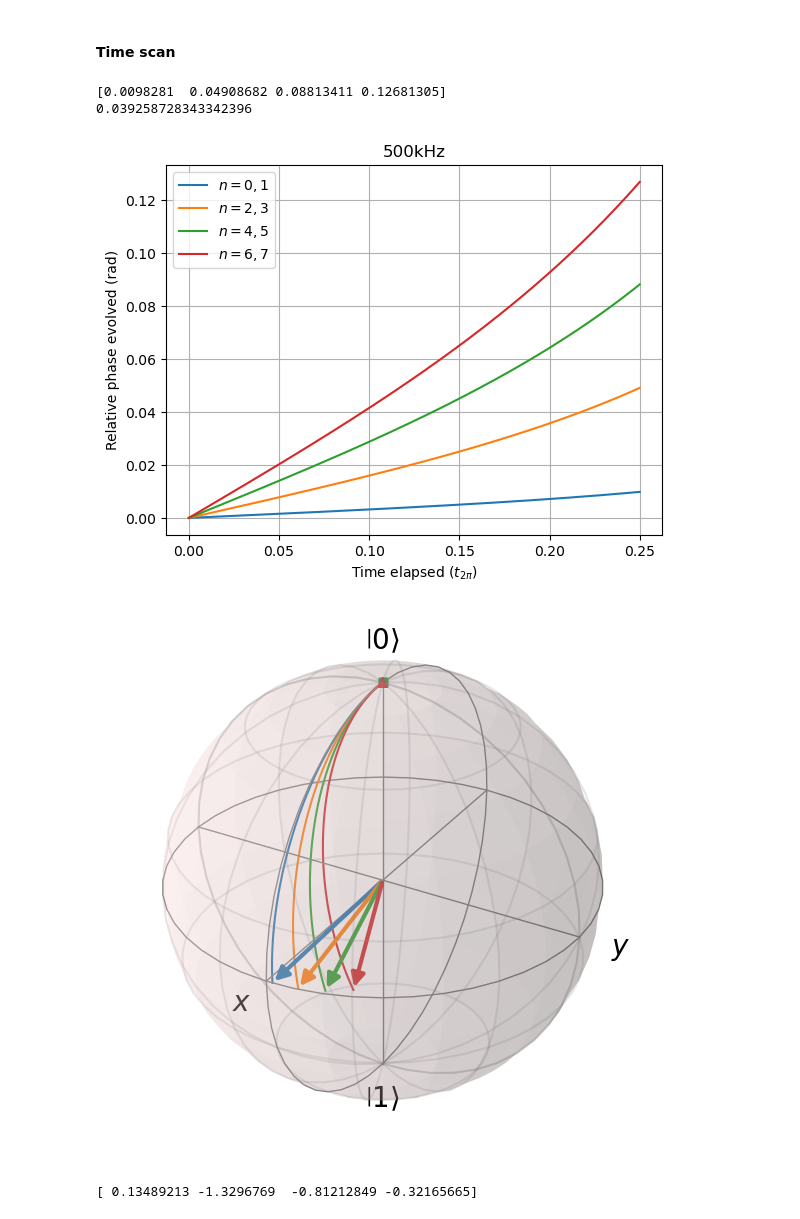
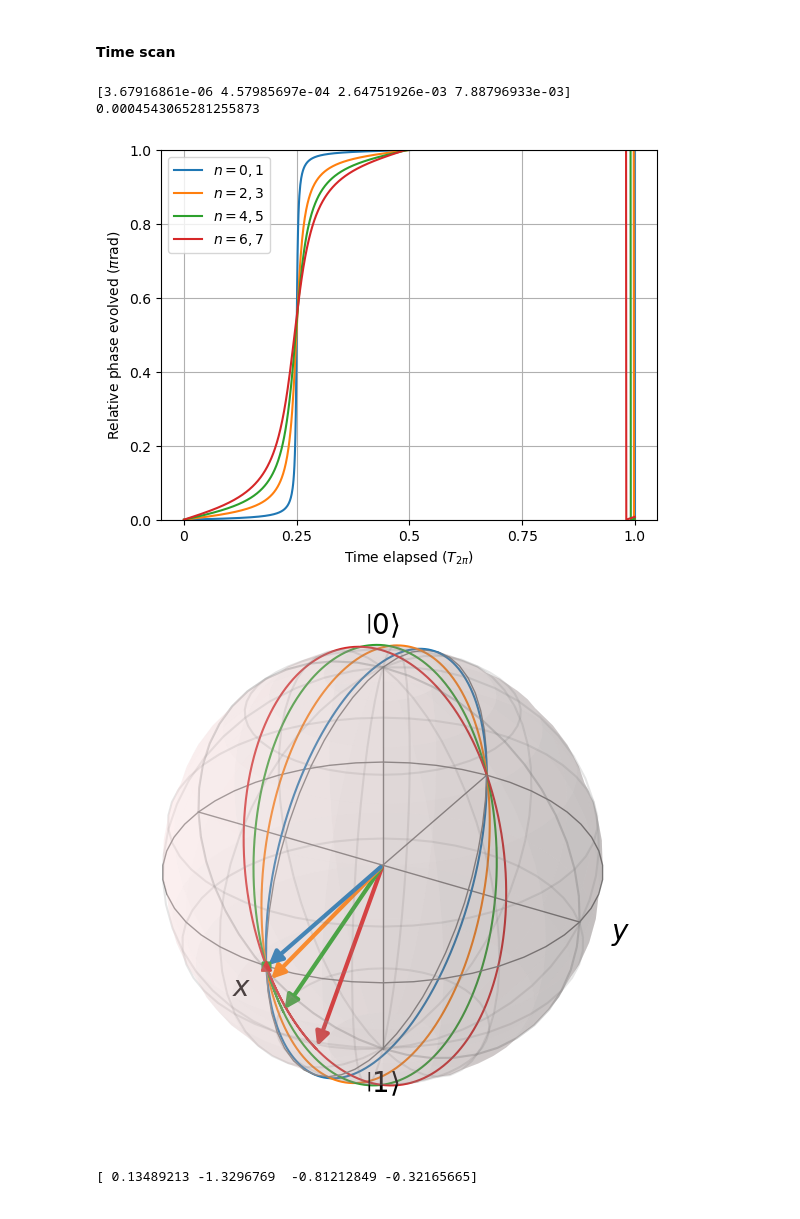
Before and after one commit to tr2g20/simulations, a Jupyter notebook: pulse_phase_evol.ipynb, the cells around one changed output. Saved outputs shown, nothing was run; the diff lists cells and outputs as text; code cells hidden in the pictures.

```diff
--- a/pulse_phase_evol.ipynb
+++ b/pulse_phase_evol.ipynb
@@ -14,7 +14,7 @@ from sim_library.data_io import load_p_dists
 # %%
 
 # Rabi frequency in 2*pi*Hz units
-rabi_freq = 2*pi*5e5
+rabi_freq = 2*pi*10e5
 rabi_time = 2*pi/rabi_freq # 2pi pulse time
 
 # Set total resolution of time steps
@@ -32,16 +32,16 @@ basis = np.arange(p_min, p_max + 1)
 atom_veloc = 0.0 # Stationary
 
 # MDFE = gen_MDFEdown_seq(free_time=pi/(4*dR) - (0.5*0.039286*pi/(2*dR)), rabi_freq=rabi_freq, time_steps=n_steps, detuning=dR)
-MDFE = gen_MDFEdown_seq(free_time=0.11011*pi/dR, rabi_freq=rabi_freq, time_steps=n_steps, detuning=dR)
+MDFE = gen_MDFEdown_seq(free_time=0.11011*pi/dR, rabi_freq=rabi_freq, time_steps=n_steps, detuning=0)
 
 for i in range(len(indices)):
     initial_state = np.zeros(shape=len(basis), dtype=np.complex128)
     initial_state[indices[i]] = 1
-    initial_state[indices[i]+1] = 0
+    initial_state[indices[i]+1] = 1
     initial_state = initial_state/ np.linalg.norm(initial_state) # Normalise
     pulse_seq1 = PulseSequence()
 
-    pulse1 = UpPulse(laser_det=np.full(n_steps,0),phase=np.full(n_steps, pi/2), rabi_freq=np.full(n_steps,rabi_freq), duration=rabi_time/4)
+    pulse1 = UpPulse(laser_det=np.full(n_steps,0),phase=np.full(n_steps, pi/2), rabi_freq=np.full(n_steps,rabi_freq), duration=4*rabi_time/4)
     pulse2 = UpPulse(laser_det=np.full(n_steps,dR),phase=np.full(n_steps, pi/2), rabi_freq=np.full(n_steps,rabi_freq), duration=rabi_time/2)
 
     free = FreeEvolution(laser_det=(np.full(n_steps, -dR)), duration=(pi/(0.5*dR) - (1.8*0.039286*pi/(4*dR))))
@@ -55,48 +55,52 @@ for i in range(len(indices)):
 
     pulse_seq1.add_pulses([pulse1])
 
     wave_func, times = simulate_pulses_single_atom_analyt(pulse_seq=pulse_seq1, basis=basis, initial_state=initial_state, d_shift=k_eff*atom_veloc)
 
     if i == 0:
         wave_funcs = np.zeros((len(indices),len(times),2), dtype=np.complex128)
 
     wave_funcs[i,:,:] = wave_func[:,indices[i]:indices[i]+2]
 
 
-angles = (np.angle(wave_funcs[:,:,1]) - np.angle(wave_funcs[:,:,0]))
+angles = (np.angle(wave_funcs[:,:,1]) - np.angle(wave_funcs[:,:,0])) % (2*pi)
 
-angles = np.unwrap(angles, axis=1)
+# angles = np.unwrap(angles, axis=1)
 
 fig, ax = plt.subplots()
 ax.plot(times/(rabi_time),angles.transpose()/pi)
+# ax.plot([0.5,0.5], [-0.1,1.1], c = 'grey', ls = '--', alpha= 0.5)
+# ax.plot([0.25,0.25], [-0.1,1.1], c = 'grey', ls = '--', alpha= 0.5)
+# ax.plot([0.75,0.75], [-0.1,1.1], c = 'grey', ls = '--', alpha= 0.5)
 # ax.set_yticks([0,0.02,0.04,0.06,0.08,0.1,0.12],[r'0.00', r'0.02$\pi$', r'0.04$\pi$', r'0.06$\pi$', r'0.08$\pi$', r'0.1$\pi$', r'0.12$\pi$'])
-# ax.set_ylim(-0.005,0.12)
+ax.set_ylim(-0.0,1)
 ax.grid()
-ax.set_ylabel(r'Relative phase evolved (rad)')
-ax.set_xlabel(r'Time elapsed ($t_{2\pi}$)')
+ax.set_ylabel(r'Relative phase evolved ($\pi$rad)')
+ax.set_xlabel(r'Time elapsed ($T_{2\pi}$)')
 ax.legend([r'$n=0,1$',r'$n=2,3$',r'$n=4,5$',r'$n=6,7$'])
-ax.set_title('500kHz')
+# ax.set_title(r'$\Omega_R = 500$kHz')
 # plt.ylim(0,2.1)
 # plt.xlim(0,(rabi_time/2)*1.1)
+ax.set_xticks([0,0.25,0.5,0.75,1.0], [0,0.25,0.5,0.75,1.0])
 
 print(angles[:,-1]/pi)
 print((angles[1,-1]-angles[0,-1])/pi)
 
 
 
 
 # display_table_compare(basis=basis, init_state=wave_func[0,:], final_state=wave_func[-1,:])
 # plot_bloch(wave_func=wave_func[:,indices[0]:indices[1]+1], show=True)
 # %% [output]
-[0.0098281  0.04908682 0.08813411 0.12681305]
-0.039258728343342396
+[3.67916861e-06 4.57985697e-04 2.64751926e-03 7.88796933e-03]
+0.0004543065281255873
-[figure, old version]
+[figure, new version]
 # %%
 # %matplotlib widget
 b, fig = plot_bloch_multi(wave_func=wave_funcs, show=True)
 # fig
 # %% [output]
-[figure, old version]
+[figure, new version]
 # %%
 
 # Rabi frequency in 2*pi*Hz units
```
Also changed, not shown: parts of 1 cell of this notebook, 6 other files.
